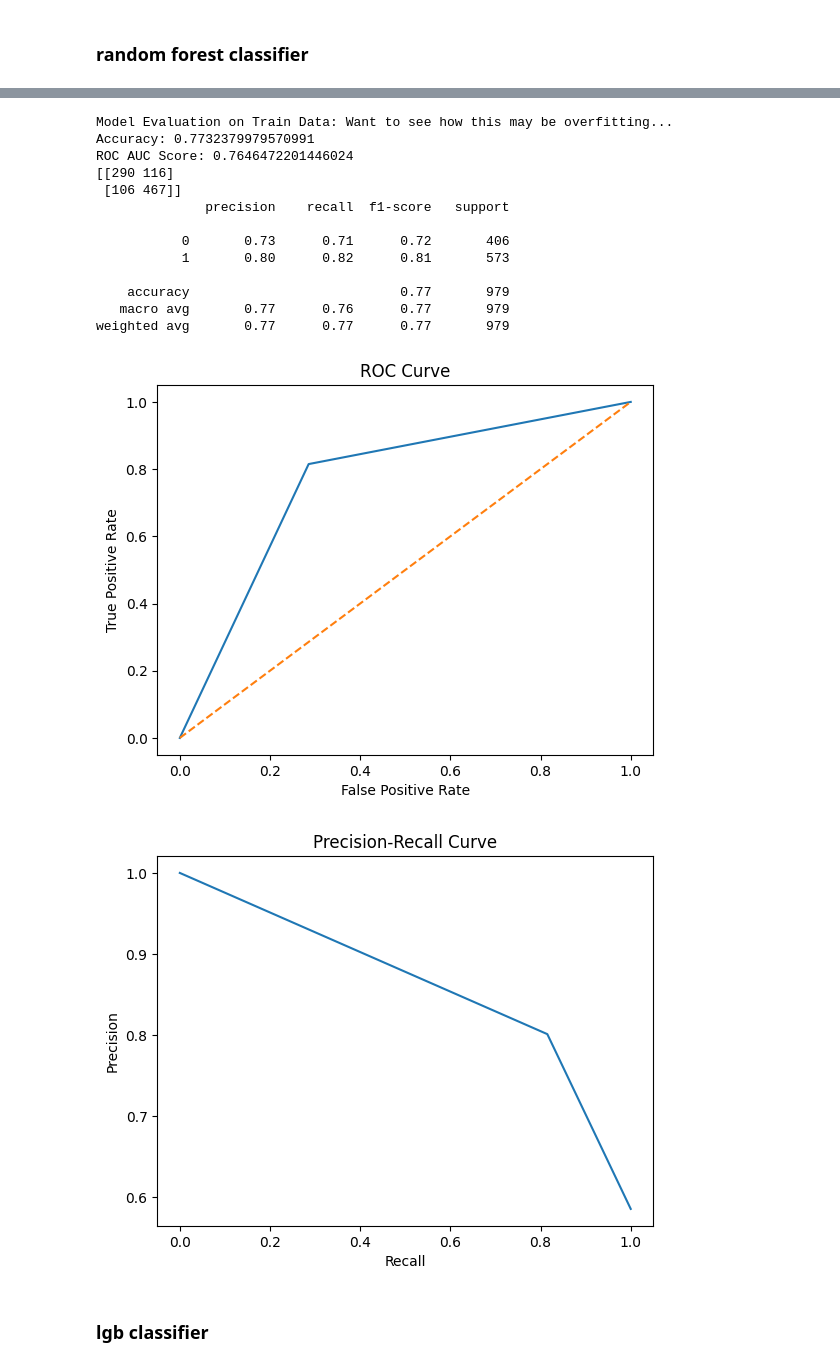
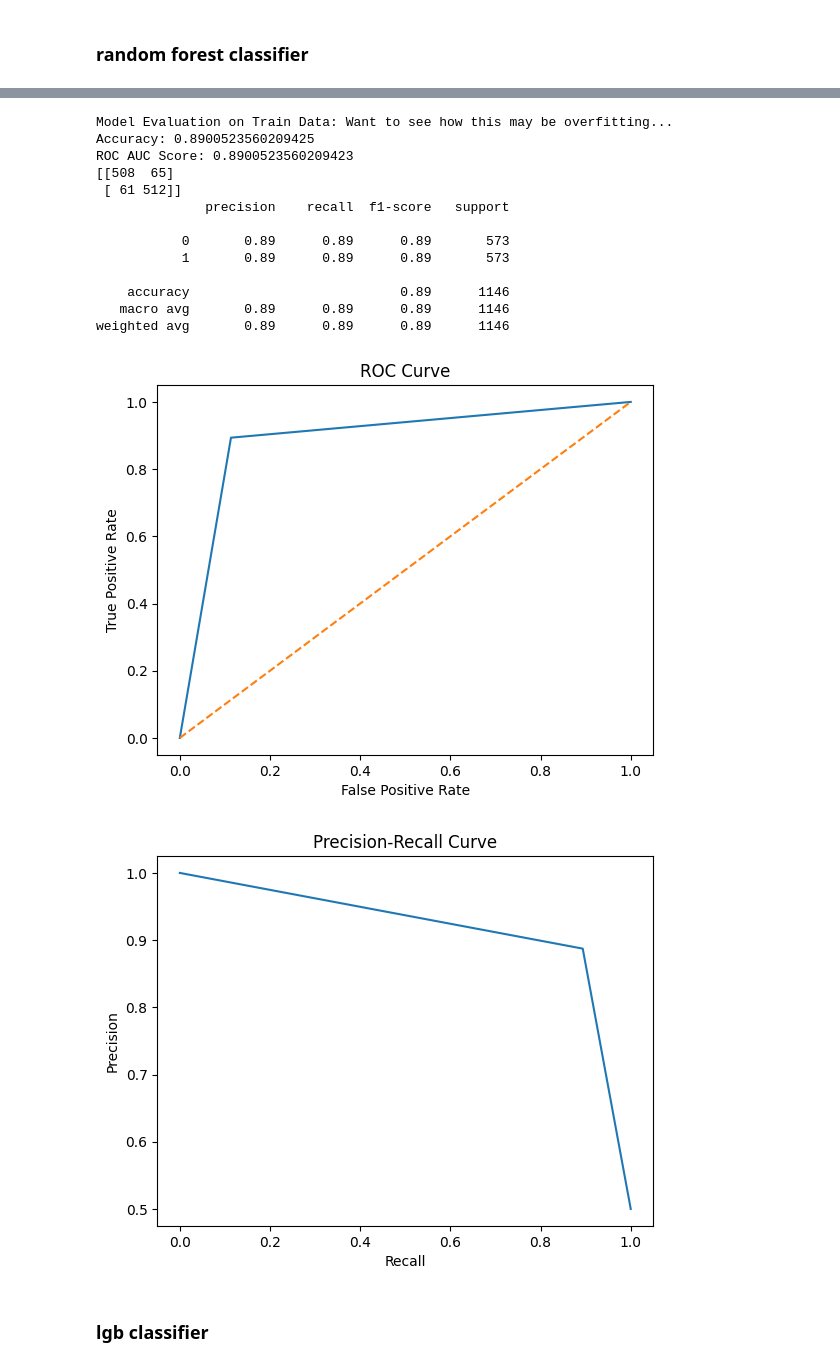
Before and after one commit to lawson-roberts/historical-odds-analysis, a Jupyter notebook: basic-modeling-odds-only.ipynb, the cells around one changed output, grey strips where cells are left out. Saved outputs shown, nothing was run; the diff lists cells and outputs as text; code cells hidden in the pictures.

```diff
--- a/basic-modeling-odds-only.ipynb
+++ b/basic-modeling-odds-only.ipynb
@@ -160,3 +528,11 @@ X_train, X_test, y_train, y_test = train_test_split(X, y, test_size=0.2, random_
+# %%
+# create x and y variables
+X_ml = df_model_ready.drop(['target_money_line', 'spread_away_result_calc', 'spread_home_result_calc', 'target_spread_home', 'target_spread_away', 'over_under_result', 'target_over_under', 'home_team', 'away_team'], axis=1)
+# X_ml = df_model_ready.drop(['target_money_line', 'spread_away_result_calc', 'spread_home_result_calc', 'target_spread_home', 'target_spread_away', 'over_under_result', 'target_over_under'], axis=1)
+y_ml = df_model_ready['target_money_line']
+
+# split the data into training and testing sets
+X_train_ml, X_test_ml, y_train_ml, y_test_ml = train_test_split(X_ml, y_ml, test_size=0.2, random_state=42)
 # %% [markdown]
 ### logistic regression
 # %%
@@ -164,8 +540,6 @@ X_train, X_test, y_train, y_test = train_test_split(X, y, test_size=0.2, random_
 # log_reg_model = LogisticRegression()
 
 # perform hyperparameter tuning using GridSearchCV
-from sklearn.model_selection import GridSearchCV
-
 # create a dictionary of hyperparameters
 param_grid = {'C': [0.001, 0.01, 0.1, 1, 10, 100, 1000],
               'penalty': ['l1', 'l2'],
@@ -173,15 +547,26 @@ param_grid = {'C': [0.001, 0.01, 0.1, 1, 10, 100, 1000],
 # create a grid search object
 grid_log_reg = GridSearchCV(LogisticRegression(), param_grid, cv=5, scoring='roc_auc')
 
+# use smote to oversample the minority class
+smote = SMOTE(random_state=42)
+X_train_ml, y_train_ml = smote.fit_resample(X_train_ml, y_train_ml)
+
 # fit the grid search object to the training data
-grid_log_reg.fit(X_train, y_train)
+grid_log_reg.fit(X_train_ml, y_train_ml)
 
 # get the best hyperparameters
 print(grid_log_reg.best_params_)
 
 # create a logistic regression model with the best hyperparameters from grid_log_reg.best_params_
-log_reg_model = LogisticRegression(C=0.1, penalty='l1', solver='liblinear')
+log_reg_model = LogisticRegression(C=0.01, penalty='l1', solver='liblinear')
+
+# # open this model from above
+# with open('models/money_line_log_reg_model.pkl', 'rb') as f:
+#     log_reg_model = pickle.load(f)
 
 # use evaluate_model function to evaluate the model
-accuracy_log_reg, roc_auc_score_var_log_reg, conf_matrix_log_reg, class_report_log_reg, fpr_log_reg, tpr_log_reg, precision_log_reg, recall_log_reg = evaluate_model(log_reg_model, X_train, y_train, X_test, y_test)
+accuracy_log_reg, roc_auc_score_var_log_reg, conf_matrix_log_reg, class_report_log_reg, fpr_log_reg, tpr_log_reg, precision_log_reg, recall_log_reg = evaluate_model(log_reg_model, X_train_ml, y_train_ml, X_test_ml, y_test_ml)
+
+with open('models/money_line_log_reg_model.pkl', 'wb') as f:
+    pickle.dump(log_reg_model, f)
 # %% [output]
@@ -219,19 +604,15 @@ weighted avg       0.73      0.73      0.73       979
 # %% [markdown]
 ### random forest classifier
 # %%
-# can you run the same analysis as above but using a random forest classifier?
-from sklearn.ensemble import RandomForestClassifier
-
 # create a random forest classifier
 # rf_model = RandomForestClassifier() -- overfitting very badly
 
 # perform hyperparameter tuning using grid search
-from sklearn.model_selection import GridSearchCV
 
 # create a dictionary of hyperparameters
 param_grid = {
-    'n_estimators': [50, 100, 200],
-    'max_depth': [5, 10, 15],
+    'n_estimators': [5, 10, 15, 20, 30],
+    'max_depth': [1, 3, 5, 10, 15],
     'min_samples_split': [2, 5, 10],
     'min_samples_leaf': [1, 2, 4]
 }
@@ -240,13 +621,13 @@ param_grid = {
 grid_search = GridSearchCV(RandomForestClassifier(), param_grid, cv=3, n_jobs=-1)
 
 # fit the grid search object to the data
-grid_search.fit(X_train, y_train)
+grid_search.fit(X_train_ml, y_train_ml)
 
 # get the best hyperparameters
-grid_search.best_params_
+print(grid_search.best_params_)
 
 # create a random forest classifier with the best hyperparameters
 rf_model = RandomForestClassifier(**grid_search.best_params_)
 
-accuracy_rf, roc_auc_score_var_rf, conf_matrix_rf, class_report_rf, fpr_rf, tpr_rf, precision_rf, recall_rf = evaluate_model(rf_model, X_train, y_train, X_test, y_test)
+accuracy_rf, roc_auc_score_var_rf, conf_matrix_rf, class_report_rf, fpr_rf, tpr_rf, precision_rf, recall_rf = evaluate_model(rf_model, X_train_ml, y_train_ml, X_test_ml, y_test_ml)
 # %% [output]
@@ -268,18 +650,18 @@ weighted avg       0.73      0.73      0.73       245
 Model Evaluation on Train Data: Want to see how this may be overfitting...
-Accuracy: 0.7732379979570991
-ROC AUC Score: 0.7646472201446024
-[[290 116]
- [106 467]]
+Accuracy: 0.8900523560209425
+ROC AUC Score: 0.8900523560209423
+[[508  65]
+ [ 61 512]]
               precision    recall  f1-score   support
 
-           0       0.73      0.71      0.72       406
-           1       0.80      0.82      0.81       573
+           0       0.89      0.89      0.89       573
+           1       0.89      0.89      0.89       573
 
-    accuracy                           0.77       979
-   macro avg       0.77      0.76      0.77       979
-weighted avg       0.77      0.77      0.77       979
+    accuracy                           0.89      1146
+   macro avg       0.89      0.89      0.89      1146
+weighted avg       0.89      0.89      0.89      1146
-[figure, old version]
+[figure, new version]
-[figure, old version]
+[figure, new version]
 # %% [markdown]
 ### lgb classifier
 # %%
```
Also changed, not shown: parts of 34 cells of this notebook, 3 other files.
